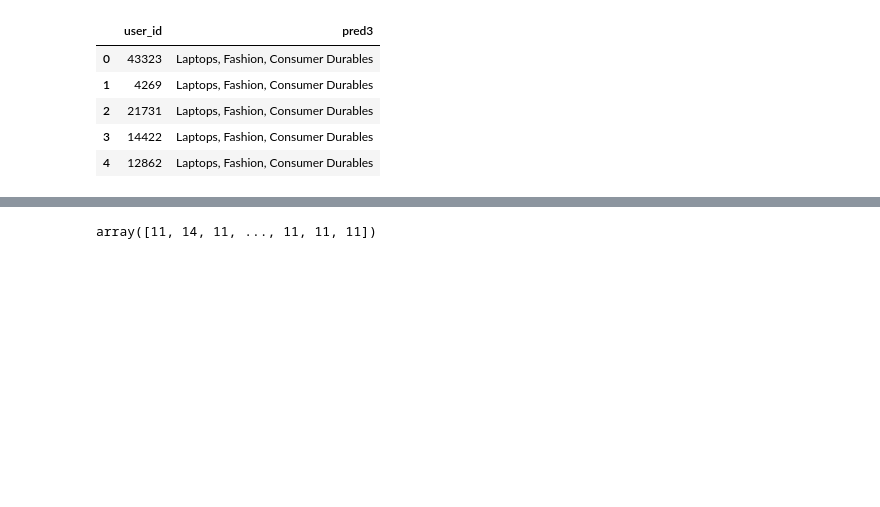
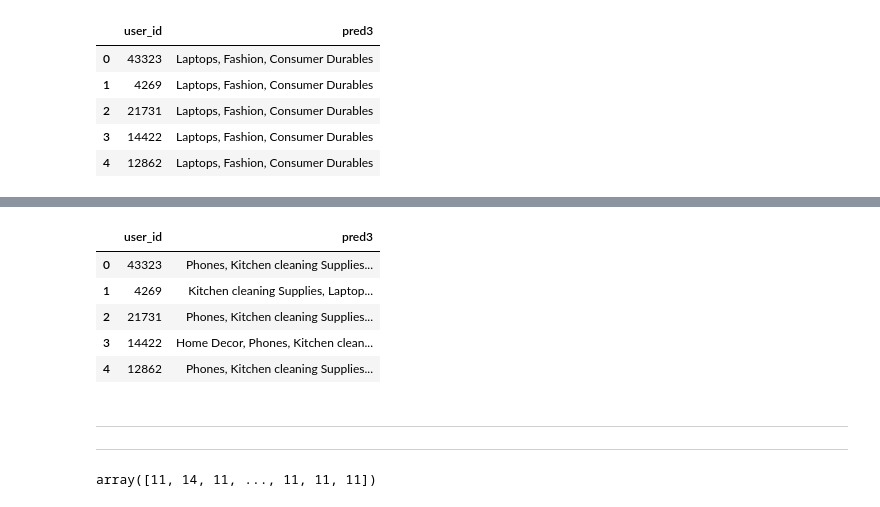
Before and after one commit to shobhitsundriyal/f_challenges, a Jupyter notebook: GHF_Univ_Ai_2.ipynb, the cells around one changed output, grey strips where cells are left out. Drawn from its saved outputs; the diff is of its cells as text; code cells hidden in the pictures; blank space fills up the shorter version.

Commit message:
1 model pred

```diff
--- a/GHF_Univ_Ai_2.ipynb
+++ b/GHF_Univ_Ai_2.ipynb
@@ -368,3 +366,24 @@ sam_sub.head()
 | 2 | 21731 | Laptops, Fashion, Consumer Durables |
 | 3 | 14422 | Laptops, Fashion, Consumer Durables |
 | 4 | 12862 | Laptops, Fashion, Consumer Durables |
+# %%
+pred = clf.predict_proba(new_test_df.drop(columns=['user_id'], axis=1))
+# %%
+pred_top_3 = []
+for pre in pred:
+  temp_arr = []
+  pre = pre.tolist()
+  for i in range(3):
+    index = pre.index(max(pre))
+    pre[index] = -1
+    temp_arr.append(index)
+
+  pred_top_3.append(temp_arr)
+# %%
+pred_top_3_str = []
+inverse_dict = {v:k for k,v in all_items_dict.items()}
+for pre in pred_top_3:
+  s = inverse_dict[pre[0]] + ', ' + inverse_dict[pre[1]] + ', ' + inverse_dict[pre[2]]
+  pred_top_3_str.append(s)
+
+#pred_top_3_str
@@ -370,0 +432,10 @@ sam_sub.head()
+# %%
+sam_sub['pred3'] = pred_top_3_str
+sam_sub.head()
+# %% [output]
+|  | user_id | pred3 |
+| 0 | 43323 | Phones, Kitchen cleaning Supplies... |
+| 1 | 4269 | Kitchen cleaning Supplies, Laptop... |
+| 2 | 21731 | Phones, Kitchen cleaning Supplies... |
+| 3 | 14422 | Home Decor, Phones, Kitchen clean... |
+| 4 | 12862 | Phones, Kitchen cleaning Supplies... |
@@ -371,3 +444,6 @@ sam_sub.head()
+# %% [markdown]
+---
+---
 # %%
 pred1 = clf.predict(new_test_df.drop(columns=['user_id'], axis=1))
 pred1
```
Also changed, not shown: parts of 12 cells of this notebook.
